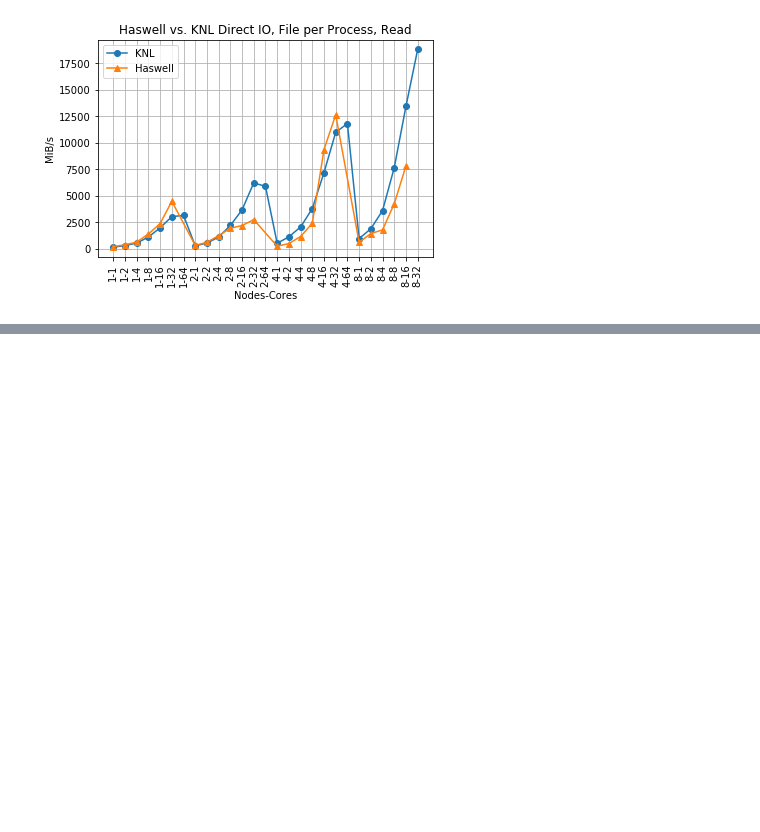
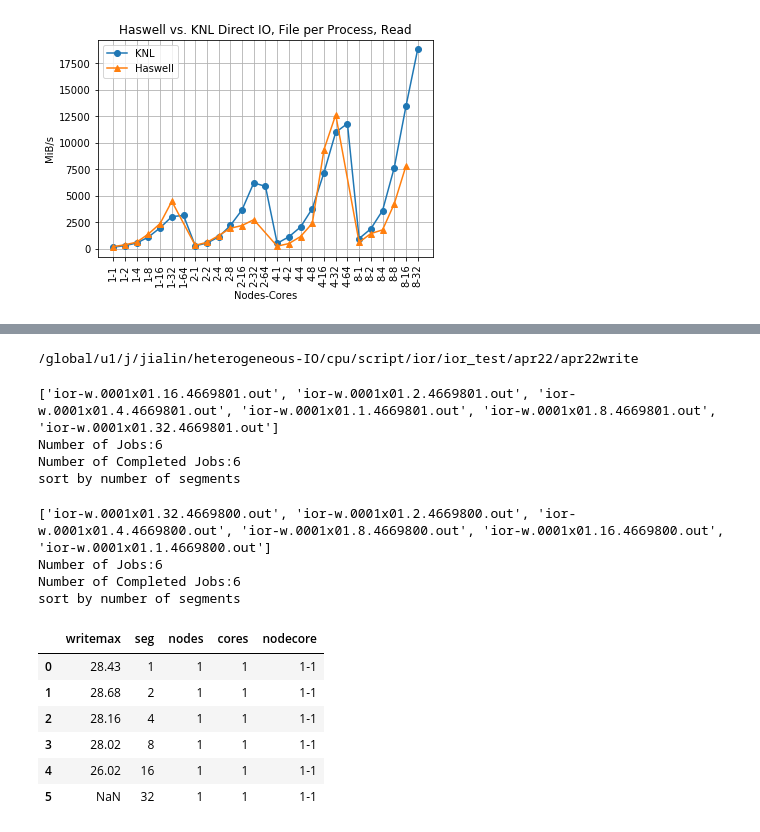
Before and after one commit to NERSC/heterogeneous-IO, a Jupyter notebook: cpu/plot/iostack.ipynb, the cells around one changed output, grey strips where cells are left out. Cells and saved outputs as stored; diff of their text form; code cells hidden in the pictures; blank space fills up the shorter version.

```diff
--- a/cpu/plot/iostack.ipynb
+++ b/cpu/plot/iostack.ipynb
@@ -29,26 +29,43 @@ import pandas as pd
 %matplotlib inline
 import os
 import numpy as np
-def ior_forjob(dir,jobid,keywords,tt):
+def ior_forjob(dir,jobid,keywords,tt,sb=None):
+    #print dir
+    #print jobid
     xdir=os.listdir(dir)
+    #print xdir
     xjob=[x for x in xdir if jobid in x]
+    print xjob
     readmax=list()
     writemax=list()
     print "Number of Jobs:%d"%len(xjob)#,xjob
     for x in xjob:
         cur=maxior(x,keywords)
         writemax.append(cur)
+    if sb!=None:
+        segs=[x.split('.')[2] for x in xjob]
+        segs=np.asarray(segs)
     xjob=[x.split('.')[1] for x in xjob] # get job nodes.cores config
+
     xjob=np.asarray(xjob)
     import pandas as pd
     dfwrite=pd.DataFrame(data=xjob,columns=["setting"],index=None) # construct dataframe
     dfwrite['writemax']=writemax
+    if sb !=None:
+        dfwrite['seg']=segs
+        dfwrite.seg=dfwrite.seg.astype('int')
+    dfwrite.writemax=dfwrite.writemax.astype('float')
     dfwrite=dfwrite[dfwrite.writemax.astype('str') != 'None'] # remove none value
+    dfwrite=dfwrite[dfwrite.writemax.astype('str') != 'NaN'] # remove none value
     print "Number of Completed Jobs:%d"%len(dfwrite.writemax)
     dfwrite['nodes'], dfwrite['cores']=dfwrite['setting'].str.split('x', 1).str
     del dfwrite['setting']
-    dfwrite=dfwrite.sort_values(by=['nodes','cores'],axis=0)
-    dfwrite.writemax=dfwrite.writemax.astype('float')
+    if sb==None:
+        print "sort by nodes, cores"
+        dfwrite=dfwrite.sort_values(by=['nodes','cores'],axis=0)
+    else:
+        print "sort by number of segments"
+        dfwrite=dfwrite.sort_values(by=['seg'],axis=0)
     dfwrite.nodes=dfwrite.nodes.astype('int')
     dfwrite.cores=dfwrite.cores.astype('int')
     dfwrite['nodecore']=dfwrite.nodes.astype('str')+'-'+dfwrite.cores.astype('str')
@@ -62,7 +79,7 @@ def ior_plot(dfwrite,keywords,tt):
     plt.title(tt+","+keywords)
     plt.xticks(rotation=80 )
     plt.grid(True)
-def ior_plot_two(dfknl,dfhas,tt):
+def ior_plot_two(dfknl,dfhas,tt,step=None):
     plt.xticks(range(len(dfknl.nodes)),dfknl.nodecore)
     plt.plot(range(len(dfknl.nodecore)),dfknl.writemax,'-o',label="KNL")
     has_x=range(len(dfhas.nodecore))
@@ -71,7 +88,10 @@ def ior_plot_two(dfknl,dfhas,tt):
     while i<= len(has_x):
         j=i # do a shift on every 7th element and its afterwards
         while j < len(has_x):
-            has_x[j]+=1
+            if step !=None:
+                has_x[j]+=2
+            else:
+                has_x[j]+=1
             j+=1
         i=i+6
     plt.plot(has_x,dfhas.writemax,'-^',label="Haswell")
@@ -139,0 +214,36 @@ ior_plot_two(dfknlr,dfhasr,tt)
+# %%
+cd $dir
+# %% [output]
+/global/u1/j/jialin/heterogeneous-IO/cpu/script/ior/ior_test/apr22/apr22write
+# %%
+jobid="4669801"
+keyword="Max Write"
+tt='KNL Direct IO, File per Process'
+dfknlw=ior_forjob(dir,jobid,keyword,tt,sb="segment")
+# %% [output]
+['ior-w.0001x01.16.4669801.out', 'ior-w.0001x01.2.4669801.out', 'ior-w.0001x01.4.4669801.out', 'ior-w.0001x01.1.4669801.out', 'ior-w.0001x01.8.4669801.out', 'ior-w.0001x01.32.4669801.out']
+Number of Jobs:6
+Number of Completed Jobs:6
+sort by number of segments
+# %%
+#ior_plot(dfknlr,keyword,tt)
+
+jobid="4669800"
+keyword="Max Write"
+tt='HASWELL Direct IO, File per Process'
+dfhasw=ior_forjob(dir,jobid,keyword,tt,sb="segment")
+# %% [output]
+['ior-w.0001x01.32.4669800.out', 'ior-w.0001x01.2.4669800.out', 'ior-w.0001x01.4.4669800.out', 'ior-w.0001x01.8.4669800.out', 'ior-w.0001x01.16.4669800.out', 'ior-w.0001x01.1.4669800.out']
+Number of Jobs:6
+Number of Completed Jobs:6
+sort by number of segments
+# %%
+dfknlw
+# %% [output]
+|  | writemax | seg | nodes | cores | nodecore |
+| 0 | 28.43 | 1 | 1 | 1 | 1-1 |
+| 1 | 28.68 | 2 | 1 | 1 | 1-1 |
+| 2 | 28.16 | 4 | 1 | 1 | 1-1 |
+| 3 | 28.02 | 8 | 1 | 1 | 1-1 |
+| 4 | 26.02 | 16 | 1 | 1 | 1-1 |
+| 5 | NaN | 32 | 1 | 1 | 1-1 |
```
Also changed, not shown: parts of 23 cells of this notebook.
